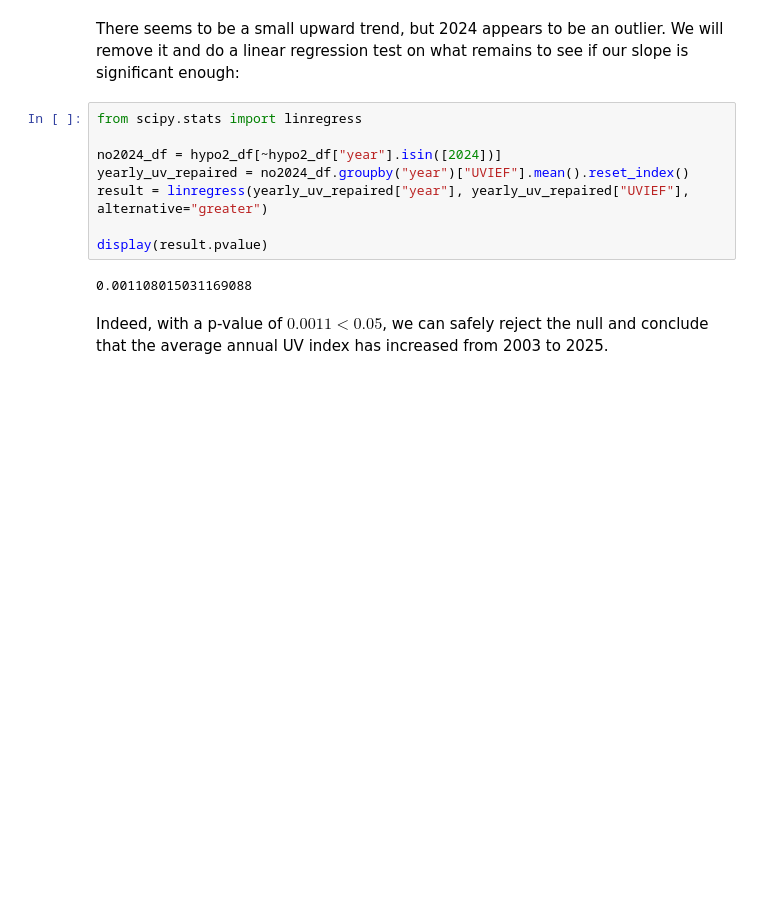
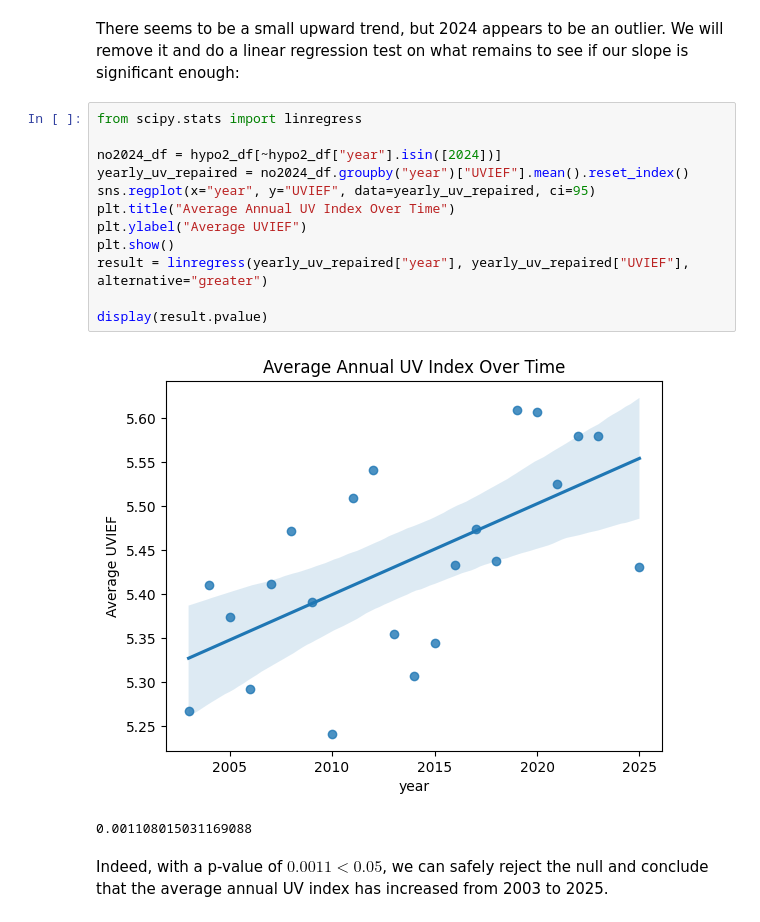
Before and after one commit to mrybak06/cmsc320-project, a Jupyter notebook: uv_Gaithersburg_USA_jupyter.ipynb, the cells around one changed output. Cells and saved outputs as stored; diff of their text form; blank space fills up the shorter version.

```diff
--- a/uv_Gaithersburg_USA_jupyter.ipynb
+++ b/uv_Gaithersburg_USA_jupyter.ipynb
@@ -195,12 +234,17 @@ There seems to be a small upward trend, but 2024 appears to be an outlier. We wi
 # %%
 from scipy.stats import linregress
 
 no2024_df = hypo2_df[~hypo2_df["year"].isin([2024])]
 yearly_uv_repaired = no2024_df.groupby("year")["UVIEF"].mean().reset_index()
+sns.regplot(x="year", y="UVIEF", data=yearly_uv_repaired, ci=95)
+plt.title("Average Annual UV Index Over Time")
+plt.ylabel("Average UVIEF")
+plt.show()
 result = linregress(yearly_uv_repaired["year"], yearly_uv_repaired["UVIEF"], alternative="greater")
 
 display(result.pvalue)
 # %% [output]
+[figure, added]
 0.001108015031169088
 # %% [markdown]
 Indeed, with a p-value of $0.0011 < 0.05$, we can safely reject the null and conclude that the average annual UV index has increased from 2003 to 2025.
```
Also changed, not shown: parts of 11 cells of this notebook.
